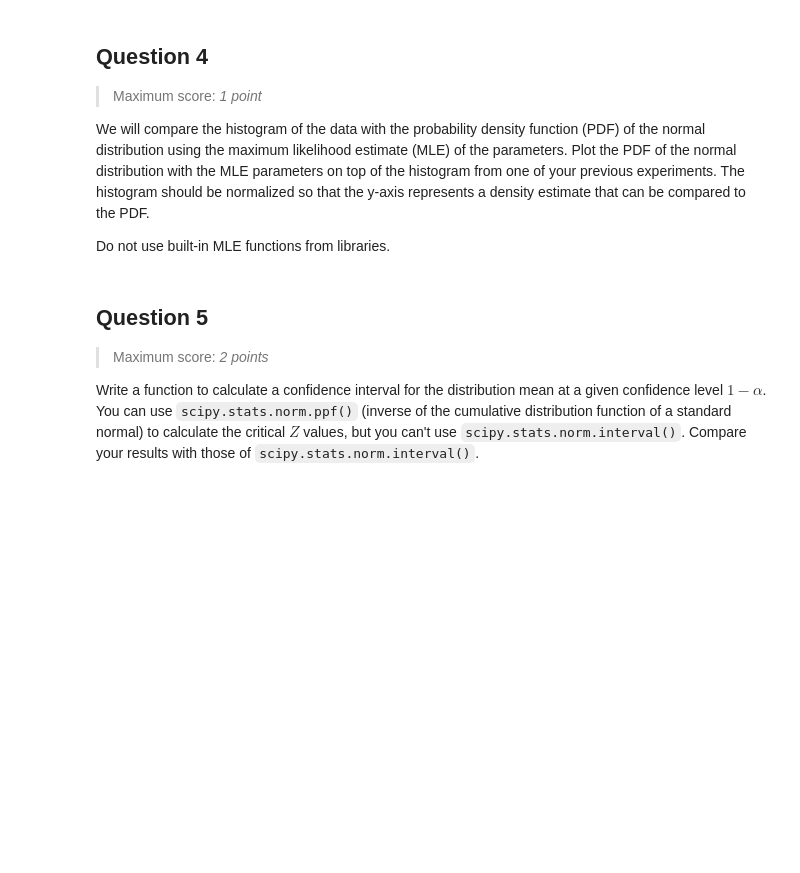
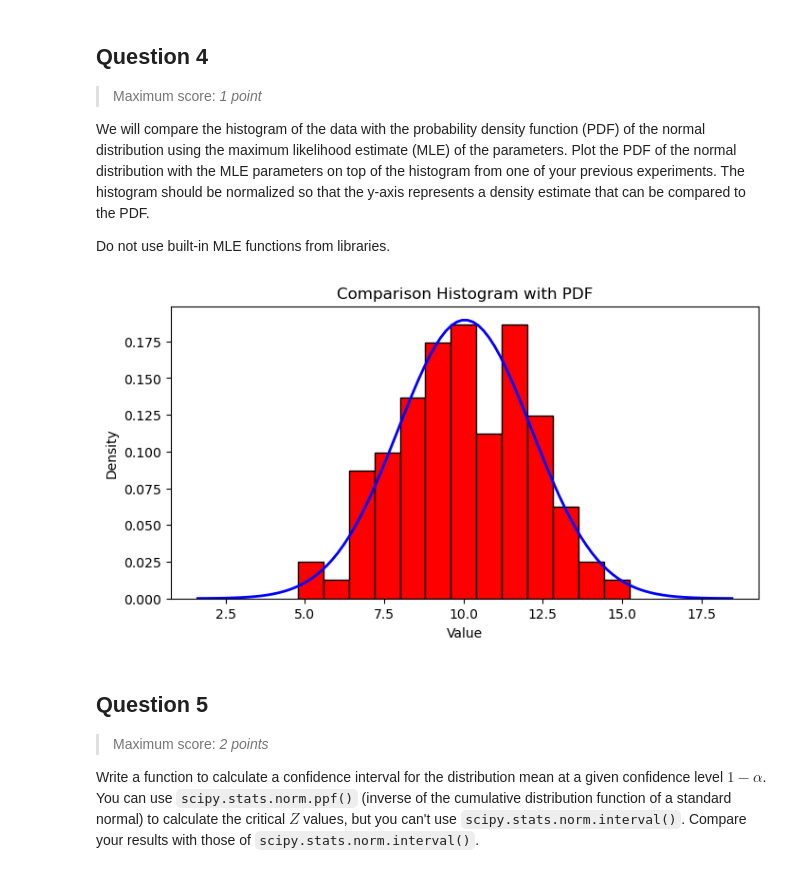
Before and after one commit to Jowi611/Statistics_PG10, a Jupyter notebook: Lab1.ipynb, the cells around one changed output. Saved outputs shown, nothing was run; the diff lists cells and outputs as text; code cells hidden in the pictures; blank space fills up the shorter version.

```diff
--- a/Lab1.ipynb
+++ b/Lab1.ipynb
@@ -47,3 +107,19 @@ Write a function to calculate the mean value of a sample (without using Numpy’
 Write a function to calculate the sample standard deviation without using built-in functions. Compare your result to Python's `statistics.stdev()` function.
 
 Use the custom-made function to compute the sample standard deviation for the 5 experiments from the previous question.
+# %%
+def sample_stdev(sample, sample_mean):
+    total_sum = 0
+    for i in range (0, len(sample)):
+        total_sum += (sample[i] - sample_mean)**2
+    variance = total_sum / (len (sample)-1)
+    return np.sqrt(variance)
+
+for j in range (0, len(samples)):
+    current_sample = samples[j]
+    current_mean = mean_sample(current_sample)
+    stdev_sample1 = sample_stdev(samples[j], current_mean)
+    print (f"Sample stdev result {j+1}:" , stdev_sample1 )
+    stdev_sample_function = statistics.stdev(samples[j])
+    print (f"Sample stdev comparison result {j+1}:", stdev_sample_function)
+    print("\n")
@@ -59,6 +154,28 @@ Use the custom-made function to compute the sample standard deviation for the 5
 We will compare the histogram of the data with the probability density function (PDF) of the normal distribution using the maximum likelihood estimate (MLE) of the parameters. Plot the PDF of the normal distribution with the MLE parameters on top of the histogram from one of your previous experiments. The histogram should be normalized so that the y-axis represents a density estimate that can be compared to the PDF.
 
 Do not use built-in MLE functions from libraries.
+# %%
+data = samples[0]
+
+mle_sample_mean = mean_sample(data)
+mle_stdev = sample_stdev(data, mle_sample_mean)
+
+x = np.linspace(mle_sample_mean - 4*mle_stdev, mle_sample_mean + 4*mle_stdev, 100)
+
+pdf = (1 / (mle_stdev * np.sqrt(2 * np.pi))) * np.exp(-0.5 * ((x - mle_sample_mean) / mle_stdev)**2)
+
+plt.figure(figsize=(8, 4))
+plt.hist(data, bins=13, density=True, color='red', edgecolor='black')
+
+plt.plot(x, pdf, color='blue', linewidth=2)
+
+plt.title("Comparison Histogram with PDF")
+plt.xlabel("Value")
+plt.ylabel("Density")
+
+plt.show()
+# %% [output]
+[figure, added]
 # %% [markdown]
 ## Question 5
 
```
Also changed, not shown: parts of 17 cells of this notebook.
